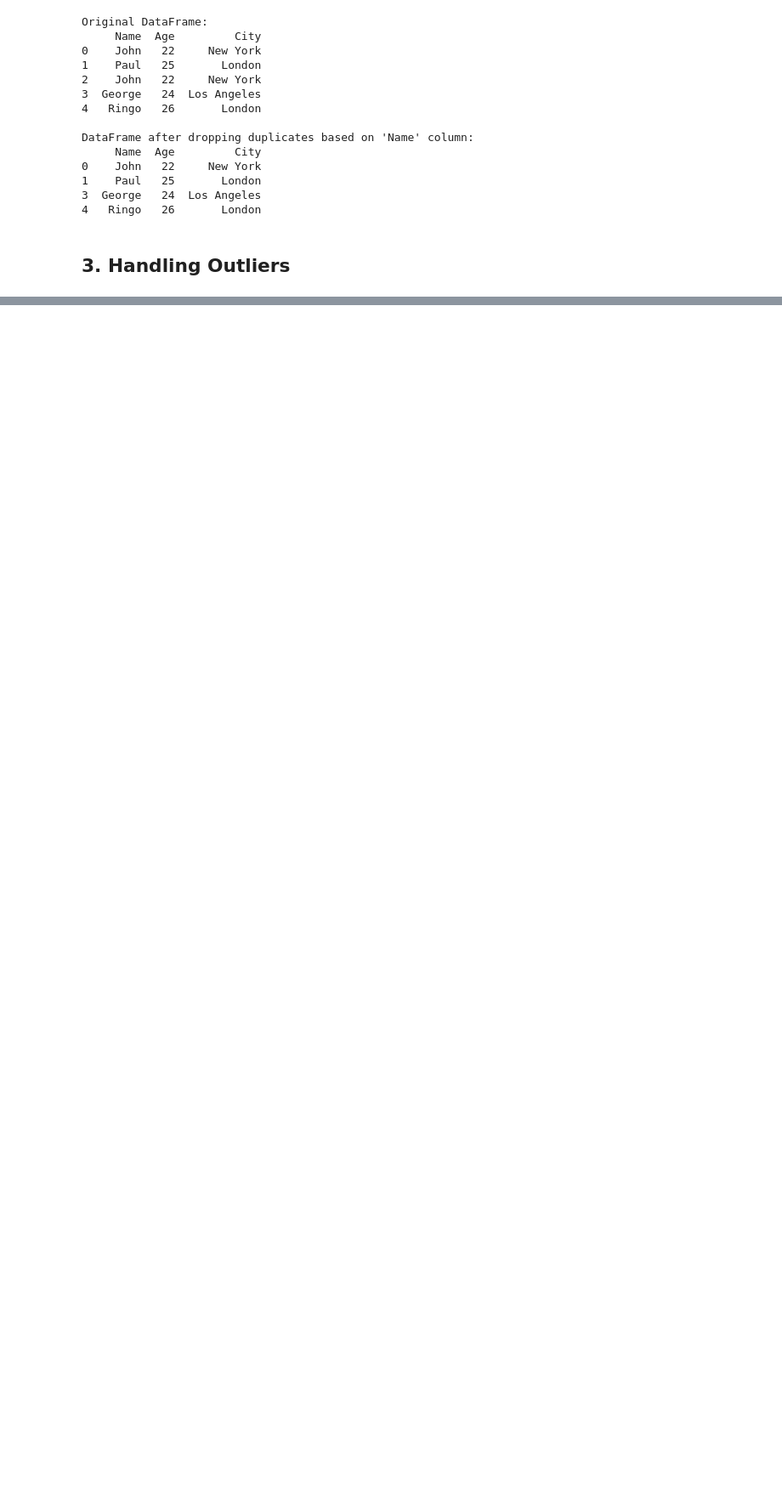
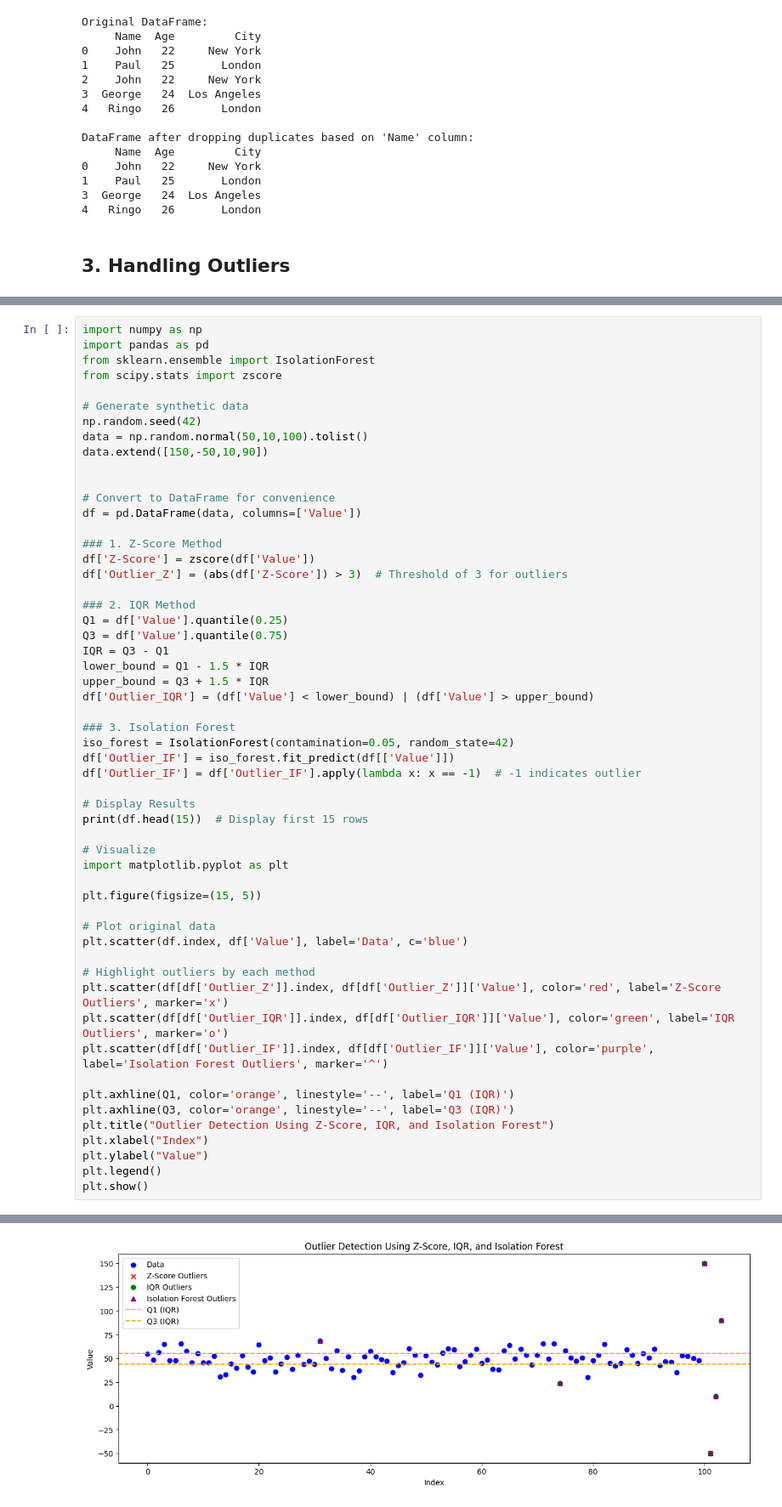
Before and after one commit to cruvss/Data-Preprocessing-For-Machine-Learning, a Jupyter notebook: 3.Data_Cleaning/dclean.ipynb, the cells around one changed output, grey strips where cells are left out. Shown: that part at 85% size. Cells and saved outputs as stored; diff of their text form; blank space fills up the shorter version.

```diff
--- a/3.Data_Cleaning/dclean.ipynb
+++ b/3.Data_Cleaning/dclean.ipynb
@@ -426,0 +516,56 @@ DataFrame after dropping duplicates based on 'Name' column:
+# %%
+import numpy as np
+import pandas as pd
+from sklearn.ensemble import IsolationForest
+from scipy.stats import zscore
+
+# Generate synthetic data
+np.random.seed(42)
+data = np.random.normal(50,10,100).tolist()
+data.extend([150,-50,10,90])
+
+
+# Convert to DataFrame for convenience
+df = pd.DataFrame(data, columns=['Value'])
+
+### 1. Z-Score Method
+df['Z-Score'] = zscore(df['Value'])
+df['Outlier_Z'] = (abs(df['Z-Score']) > 3)  # Threshold of 3 for outliers
+
+### 2. IQR Method
+Q1 = df['Value'].quantile(0.25)
+Q3 = df['Value'].quantile(0.75)
+IQR = Q3 - Q1
+lower_bound = Q1 - 1.5 * IQR
+upper_bound = Q3 + 1.5 * IQR
+df['Outlier_IQR'] = (df['Value'] < lower_bound) | (df['Value'] > upper_bound)
+
+### 3. Isolation Forest
+iso_forest = IsolationForest(contamination=0.05, random_state=42)
+df['Outlier_IF'] = iso_forest.fit_predict(df[['Value']])
+df['Outlier_IF'] = df['Outlier_IF'].apply(lambda x: x == -1)  # -1 indicates outlier
+
+# Display Results
+print(df.head(15))  # Display first 15 rows
+
+# Visualize
+import matplotlib.pyplot as plt
+
+plt.figure(figsize=(15, 5))
+
+# Plot original data
+plt.scatter(df.index, df['Value'], label='Data', c='blue')
+
+# Highlight outliers by each method
+plt.scatter(df[df['Outlier_Z']].index, df[df['Outlier_Z']]['Value'], color='red', label='Z-Score Outliers', marker='x')
+plt.scatter(df[df['Outlier_IQR']].index, df[df['Outlier_IQR']]['Value'], color='green', label='IQR Outliers', marker='o')
+plt.scatter(df[df['Outlier_IF']].index, df[df['Outlier_IF']]['Value'], color='purple', label='Isolation Forest Outliers', marker='^')
+
+plt.axhline(Q1, color='orange', linestyle='--', label='Q1 (IQR)')
+plt.axhline(Q3, color='orange', linestyle='--', label='Q3 (IQR)')
+plt.title("Outlier Detection Using Z-Score, IQR, and Isolation Forest")
+plt.xlabel("Index")
+plt.ylabel("Value")
+plt.legend()
+plt.show()
+# %% [output]
@@ -426,0 +588 @@ DataFrame after dropping duplicates based on 'Name' column:
+[figure, added]
```
Also changed, not shown: parts of 9 cells of this notebook.
